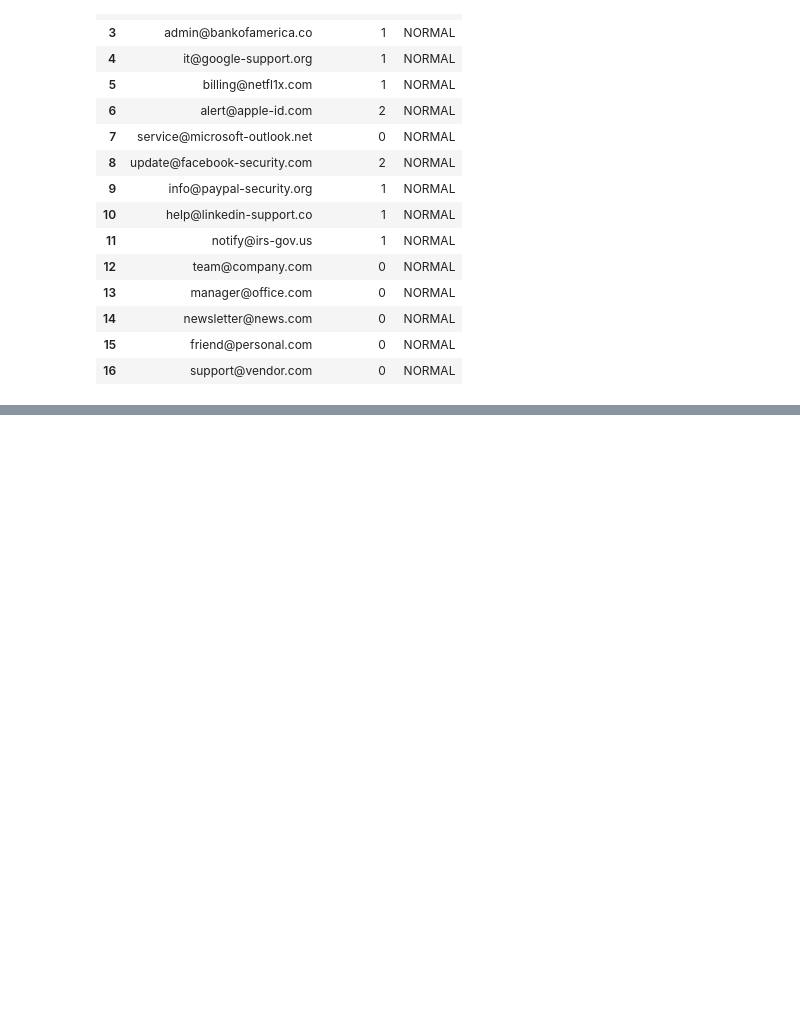
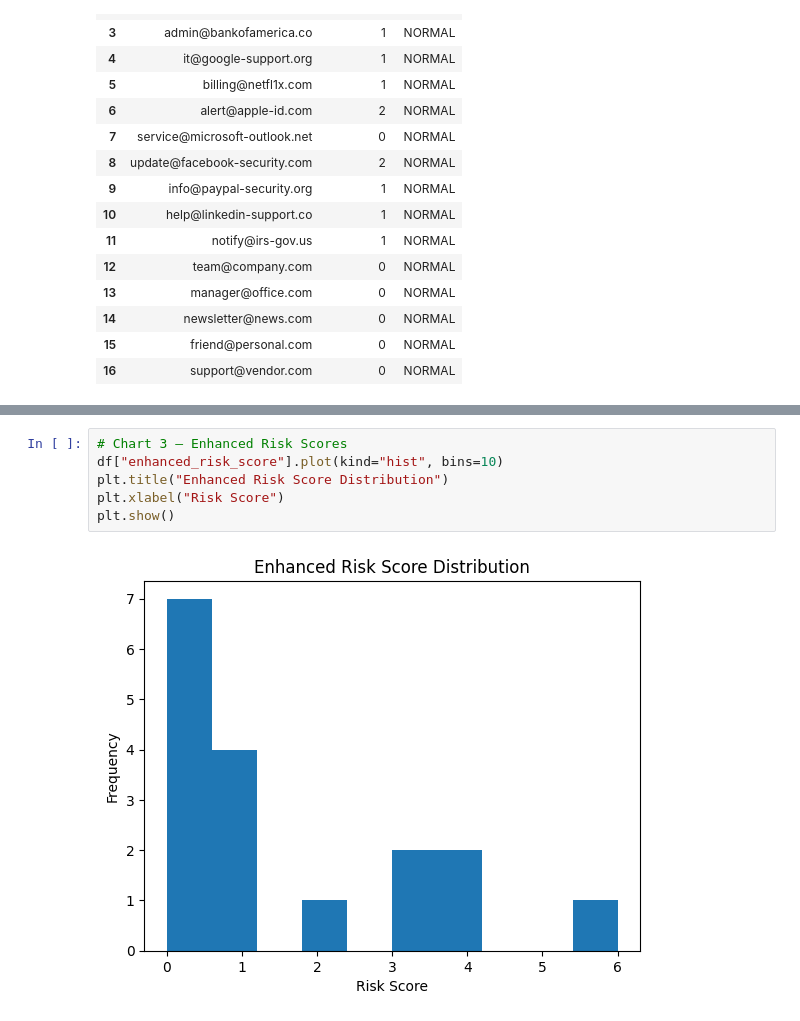
Before and after one commit to Sachin-Singh-Cybersecurity/phishing-triage-lab, a Jupyter notebook: phishing_analysis.ipynb, the cells around one changed output, grey strips where cells are left out. Cells and saved outputs as stored; diff of their text form; blank space fills up the shorter version.

```diff
--- a/phishing_analysis.ipynb
+++ b/phishing_analysis.ipynb
@@ -223,0 +309,8 @@ df[["sender", "risk_score", "auto_flag"]]
+# %%
+# Chart 3 — Enhanced Risk Scores
+df["enhanced_risk_score"].plot(kind="hist", bins=10)
+plt.title("Enhanced Risk Score Distribution")
+plt.xlabel("Risk Score")
+plt.show()
+# %% [output]
+[figure, added]
```
Also changed, not shown: parts of 12 cells of this notebook, 5 other files.
